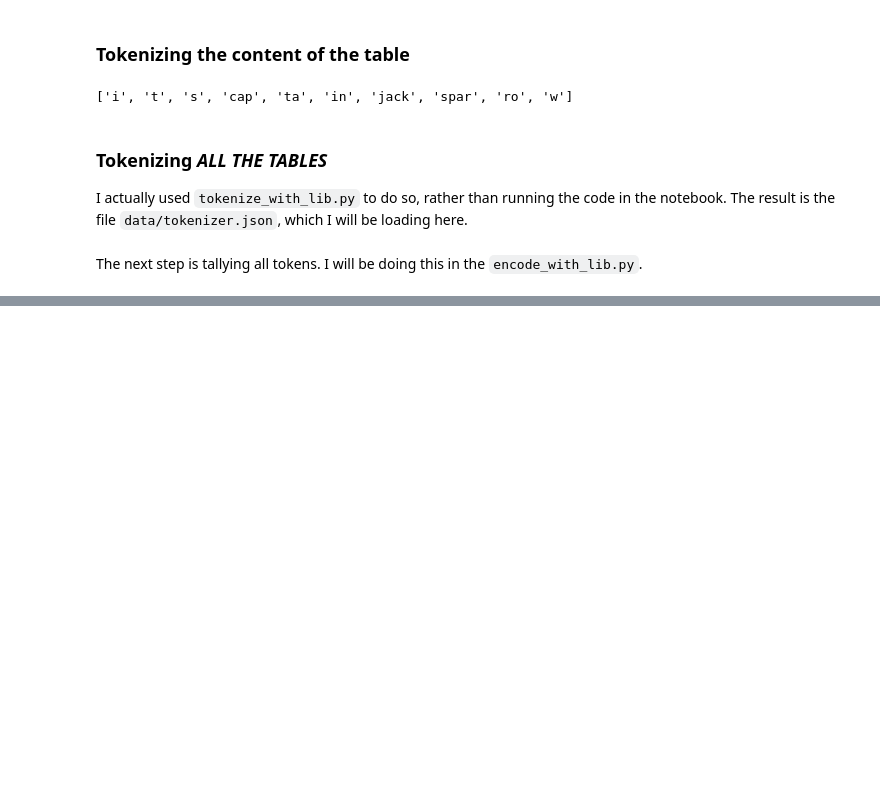
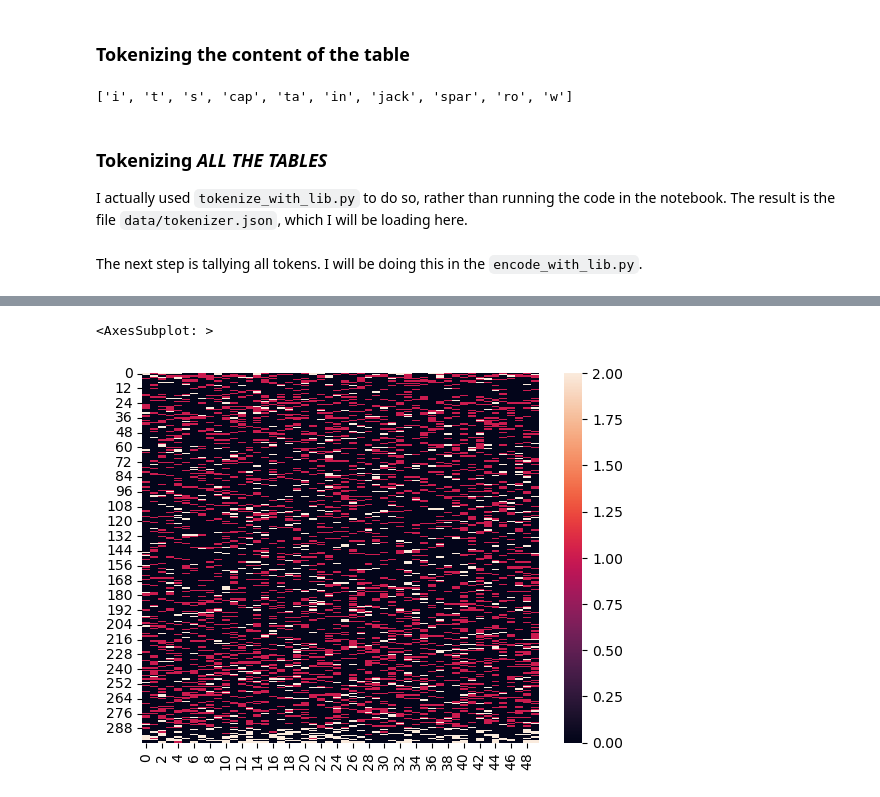
Before and after one commit to rcap107/study-gittables, a Jupyter notebook: notebooks/tokenize-study.ipynb, the cells around one changed output, grey strips where cells are left out. Drawn from its saved outputs; the diff is of its cells as text; code cells hidden in the pictures; blank space fills up the shorter version.

```diff
--- a/notebooks/tokenize-study.ipynb
+++ b/notebooks/tokenize-study.ipynb
@@ -228,0 +258,2 @@ The next step is tallying all tokens. I will be doing this in the `encode_with_l
+# %%
+top_200 = reset[:200]["index"]
@@ -228,0 +262,8 @@ The next step is tallying all tokens. I will be doing this in the `encode_with_l
+# %%
+for val in top_200[:10]:
+    if match_words.match(val).group():
+        print(val, "word")
+    elif match_numbers.match(val).group():
+        print(val, "number")
+    else:
+        print(val, "punct")
@@ -228,0 +283,15 @@ The next step is tallying all tokens. I will be doing this in the `encode_with_l
+# %%
+def map_to_class(val):
+    match_words = re.compile(r"[a-z]*")
+    match_numbers = re.compile(r"[0-9]*")
+    if match_words.match(val).group():
+        return 0
+    elif match_numbers.match(val).group():
+        return 1
+    else:
+        return 2
+# %%
+sns.heatmap(reset["index"][:15000].apply(map_to_class).values.reshape(-1, 50))
+# %% [output]
+<AxesSubplot: >
+[figure, added]
```
Also changed, not shown: parts of 18 cells of this notebook, 1 other file.
